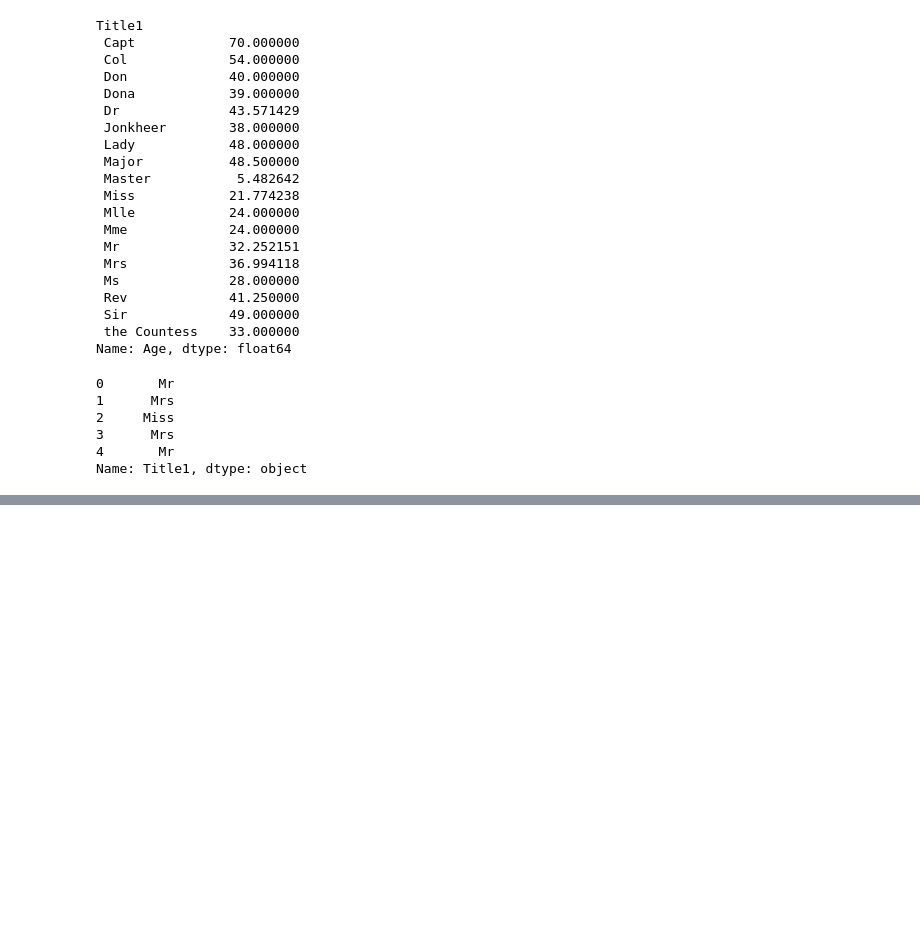
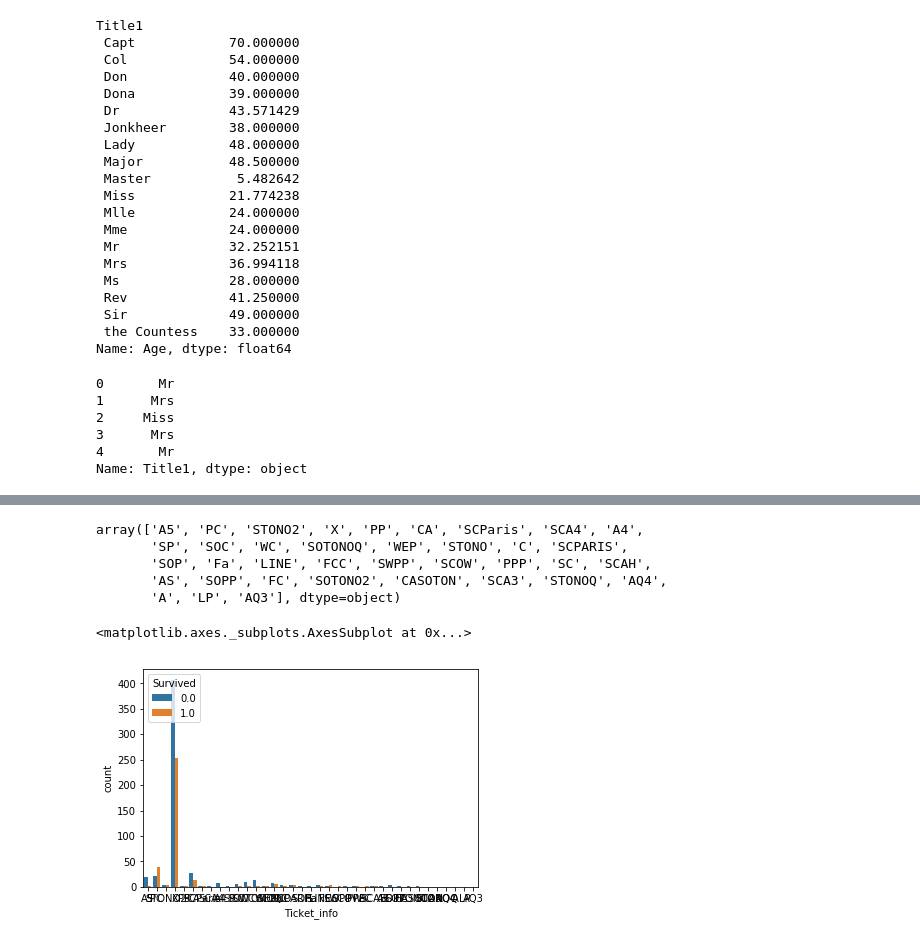
Before and after one commit to lee926427/Titanic, a Jupyter notebook: TitanicPredict.ipynb, the cells around one changed output, grey strips where cells are left out. Cells and saved outputs as stored; diff of their text form; code cells hidden in the pictures; blank space fills up the shorter version.

```diff
--- a/TitanicPredict.ipynb
+++ b/TitanicPredict.ipynb
@@ -126,7 +126,6 @@ data['Title1'].head()
 4       Mr
 Name: Title1, dtype: object
 # %%
-data['Title2'] = data['Title1'].replace('Mlle','Miss')
-#data['Title2'] = df['Title1'].replace(['Mlle','Mme','Ms','Dr','Major','Lady','the Countess','Jonkheer','Col','Rev','Capt','Sir','Don','Dona'],
-#                                        ['Miss','Mrs','Miss','Mr','Mr','Mrs','Mrs','Mr','Mr','Mr','Mr','Mr','Mr','Mrs'],inplace=True )
+data['Title2'] = data['Title1'].replace(['Mlle','Mme','Ms','Dr','Major','Lady','the Countess','Jonkheer','Col','Rev','Capt','Sir','Don','Dona'],
+                                        ['Miss','Mrs','Miss','Mr','Mr','Mrs','Mrs','Mr','Mr','Mr','Mr','Mr','Mr','Mrs'],regex=True )
 # %%
@@ -141,0 +211,16 @@ Series([], Name: Age, dtype: float64)
+# %%
+data['Ticket_info'] = data['Ticket'].apply(lambda x : x.replace('.','')
+                        .replace('/','').strip().split(' ')[0] if not x.isdigit() else 'X')
+# %%
+data['Ticket_info'].unique()
+# %% [output]
+array(['A5', 'PC', 'STONO2', 'X', 'PP', 'CA', 'SCParis', 'SCA4', 'A4',
+       'SP', 'SOC', 'WC', 'SOTONOQ', 'WEP', 'STONO', 'C', 'SCPARIS',
+       'SOP', 'Fa', 'LINE', 'FCC', 'SWPP', 'SCOW', 'PPP', 'SC', 'SCAH',
+       'AS', 'SOPP', 'FC', 'SOTONO2', 'CASOTON', 'SCA3', 'STONOQ', 'AQ4',
+       'A', 'LP', 'AQ3'], dtype=object)
+# %%
+sns.countplot(data['Ticket_info'], hue=data['Survived'])
+# %% [output]
+<matplotlib.axes._subplots.AxesSubplot at 0x...>
+[figure, added]
```
Also changed, not shown: parts of 23 cells of this notebook.
